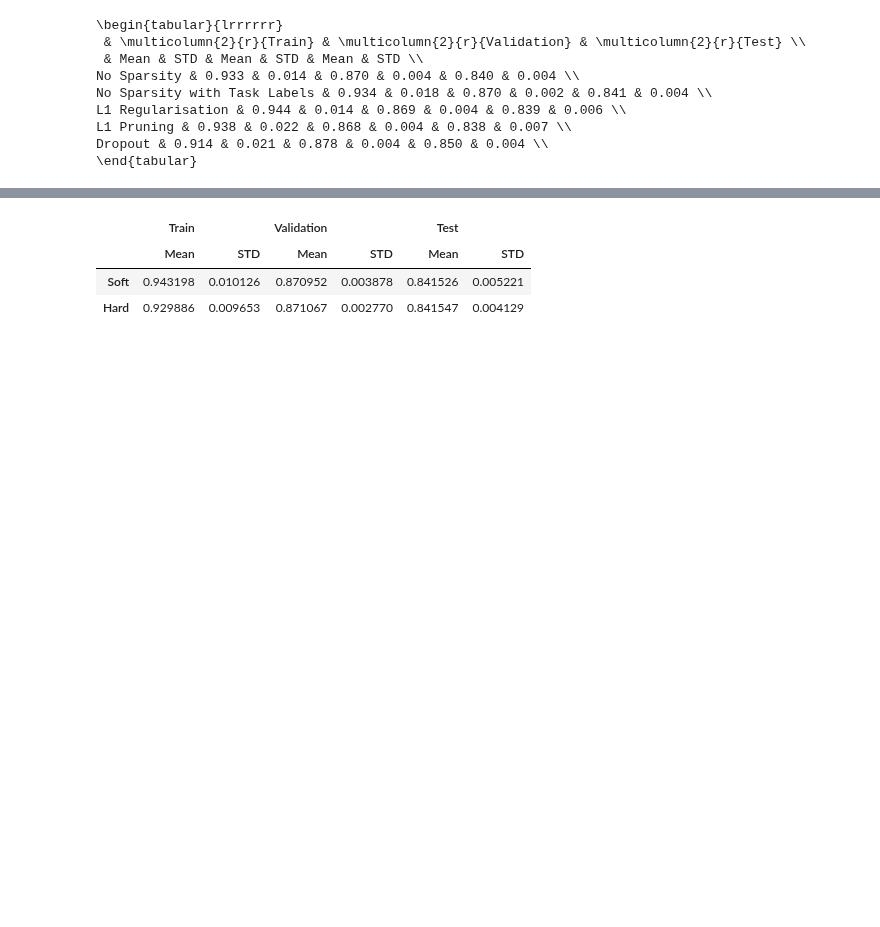
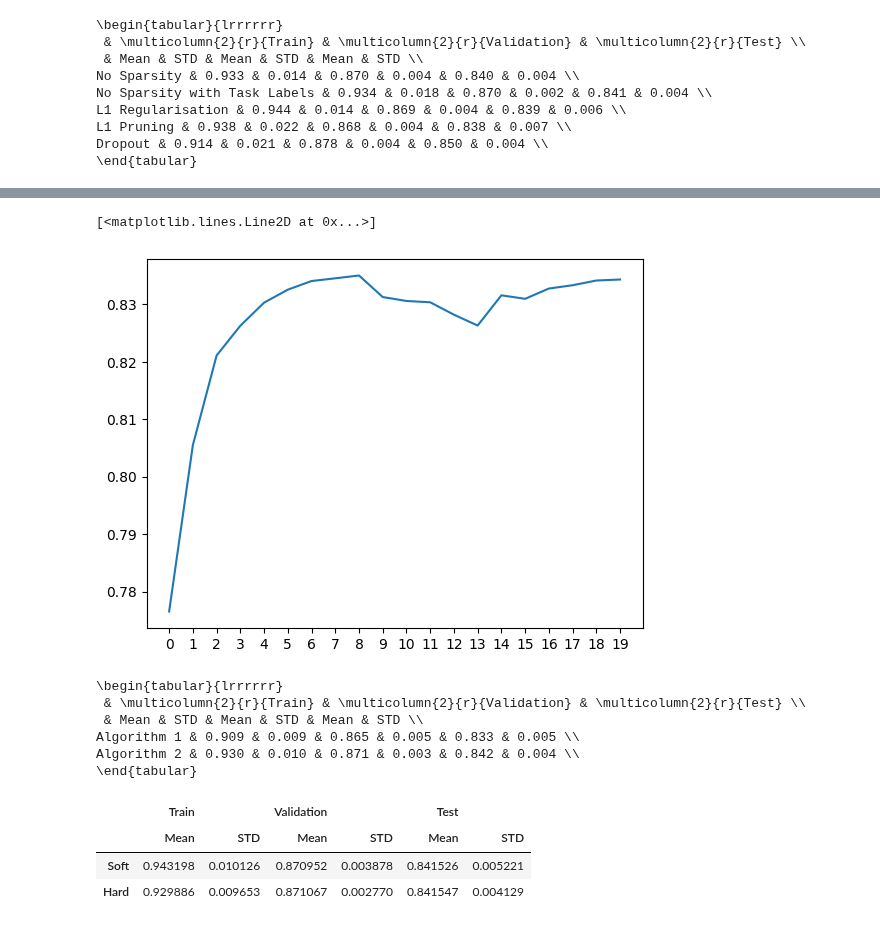
Before and after one commit to google/evojax, a Jupyter notebook: evojax/data/results_exploration.ipynb, the cells around one changed output, grey strips where cells are left out. Cells and saved outputs as stored; diff of their text form; code cells hidden in the pictures; blank space fills up the shorter version.

```diff
--- a/evojax/data/results_exploration.ipynb
+++ b/evojax/data/results_exploration.ipynb
@@ -318,0 +88,6 @@ hard_es
+# %%
+algo_1_hard_no_stopping = pd.read_csv("./results/algo_1_results_run_0925_2027.csv", index_col=(0, 1, 2), header=0).iloc[:, :6]
+algo_1_results = find_std_mean(algo_1_hard_no_stopping)
+# %%
+algo_1_val = algo_1_hard_no_stopping.loc[pd.IndexSlice[:, 'validation', :], :].mean()
+algo_1_test = algo_1_hard_no_stopping.loc[pd.IndexSlice[:, 'test', :], :].mean()
@@ -319,3 +121,18 @@ hard_es
+# %%
+plt.plot(algo_1_test)
+# %% [output]
+[<matplotlib.lines.Line2D at 0x...>]
+[figure, added]
+# %%
+algo1_vs_algo2 = pd.concat({'Algorithm 1': algo_1_results, 'Algorithm 2': hard_es}, axis=0).stack().unstack(1).unstack(1)
+print(algo1_vs_algo2.style.format('{:.3f}').to_latex())
+# %% [output]
+\begin{tabular}{lrrrrrr}
+ & \multicolumn{2}{r}{Train} & \multicolumn{2}{r}{Validation} & \multicolumn{2}{r}{Test} \\
+ & Mean & STD & Mean & STD & Mean & STD \\
+Algorithm 1 & 0.909 & 0.009 & 0.865 & 0.005 & 0.833 & 0.005 \\
+Algorithm 2 & 0.930 & 0.010 & 0.871 & 0.003 & 0.842 & 0.004 \\
+\end{tabular}
 # %%
 soft_no_stopping_dropout = pd.read_csv("./results/evo_soft_dropout_0924_2134.csv", index_col=(0, 1, 2), header=0)
 soft_early_stopping_dropout = pd.read_csv("./results/evo_soft_dropout_es_0925_0812.csv",
```
Also changed, not shown: parts of 28 cells of this notebook, 7 other files.
